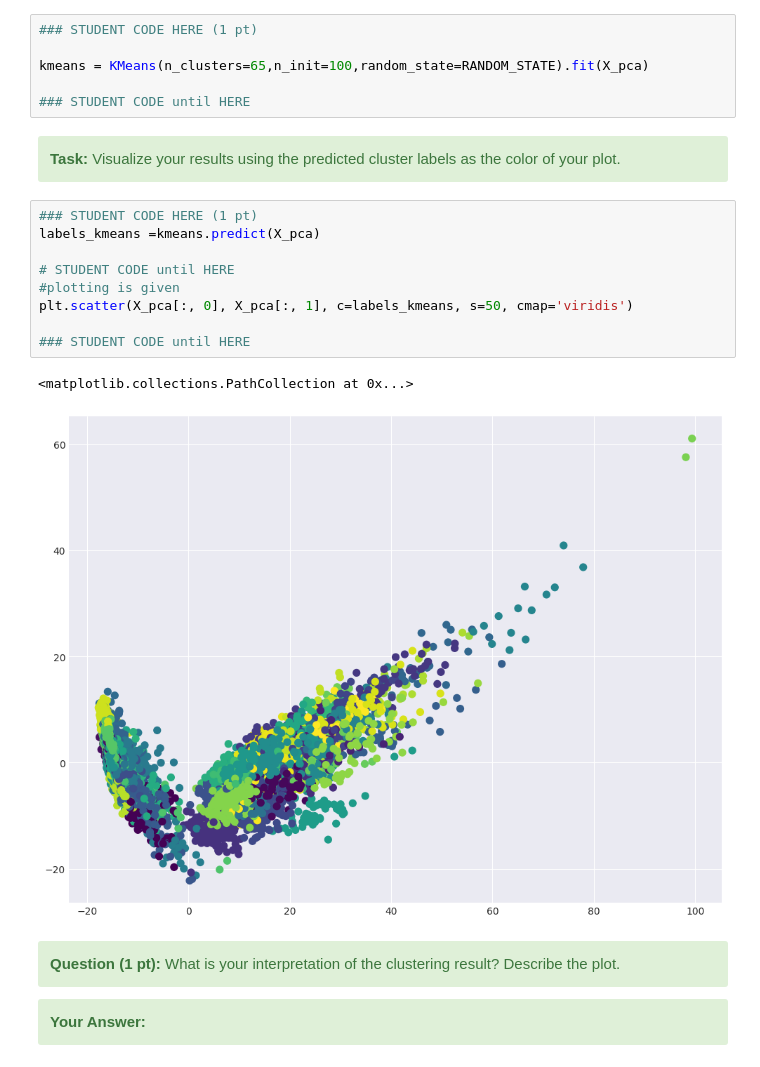
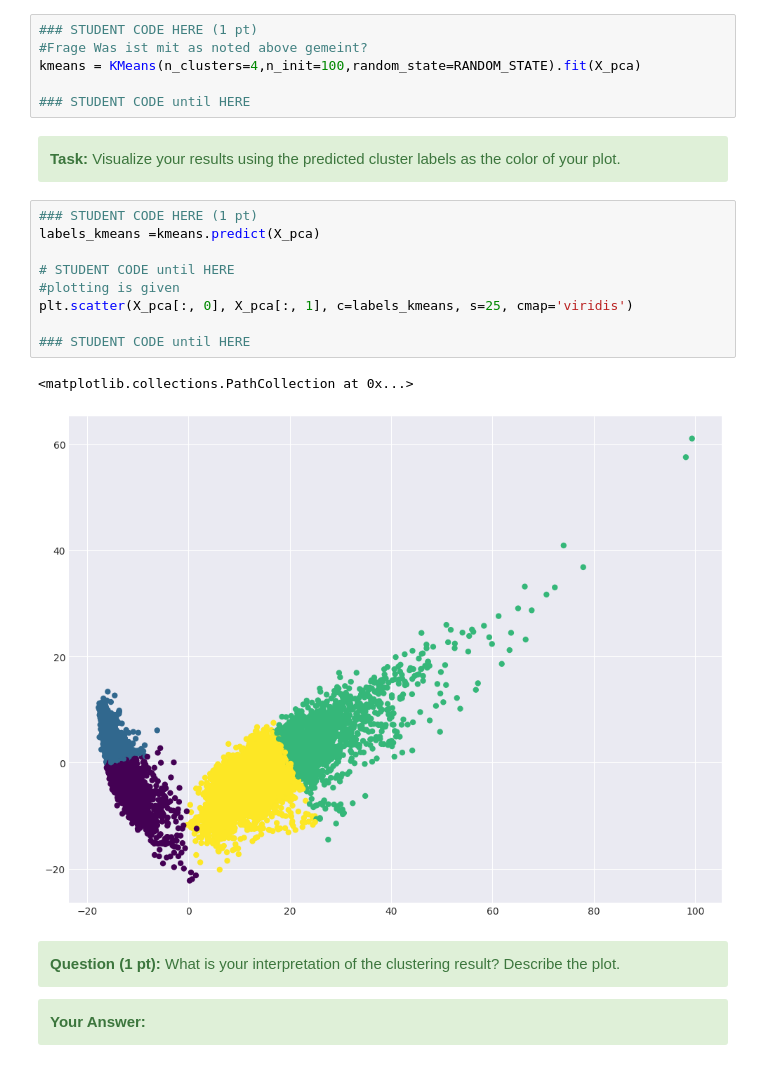
Before and after one commit to anton-seifert/LAMA, a Jupyter notebook: task-3-unsupervised-learning/3_pca_clustering.ipynb, the cells around one changed output. Cells and saved outputs as stored; diff of their text form.

```diff
--- a/task-3-unsupervised-learning/3_pca_clustering.ipynb
+++ b/task-3-unsupervised-learning/3_pca_clustering.ipynb
@@ -289,8 +289,8 @@ Parameters of the K-Means Algorithm:
 Other parameters should have default values.
 # %%
 ### STUDENT CODE HERE (1 pt)
-
-kmeans = KMeans(n_clusters=65,n_init=100,random_state=RANDOM_STATE).fit(X_pca)
+#Frage Was ist mit as noted above gemeint?
+kmeans = KMeans(n_clusters=4,n_init=100,random_state=RANDOM_STATE).fit(X_pca)
 
 ### STUDENT CODE until HERE
 # %% [markdown]
@@ -301,15 +301,15 @@ kmeans = KMeans(n_clusters=65,n_init=100,random_state=RANDOM_STATE).fit(X_pca)
 # %%
 ### STUDENT CODE HERE (1 pt)
 labels_kmeans =kmeans.predict(X_pca)
 
 # STUDENT CODE until HERE
 #plotting is given
-plt.scatter(X_pca[:, 0], X_pca[:, 1], c=labels_kmeans, s=50, cmap='viridis')
+plt.scatter(X_pca[:, 0], X_pca[:, 1], c=labels_kmeans, s=25, cmap='viridis')
 
 ### STUDENT CODE until HERE
 # %% [output]
 <matplotlib.collections.PathCollection at 0x...>
-[figure, old version]
+[figure, new version]
 # %% [markdown]
 <div class="alert alert-block alert-success">
 <b>Question (1 pt):</b> What is your interpretation of the clustering result? Describe the plot.
```
Also changed, not shown: parts of 14 cells of this notebook.
